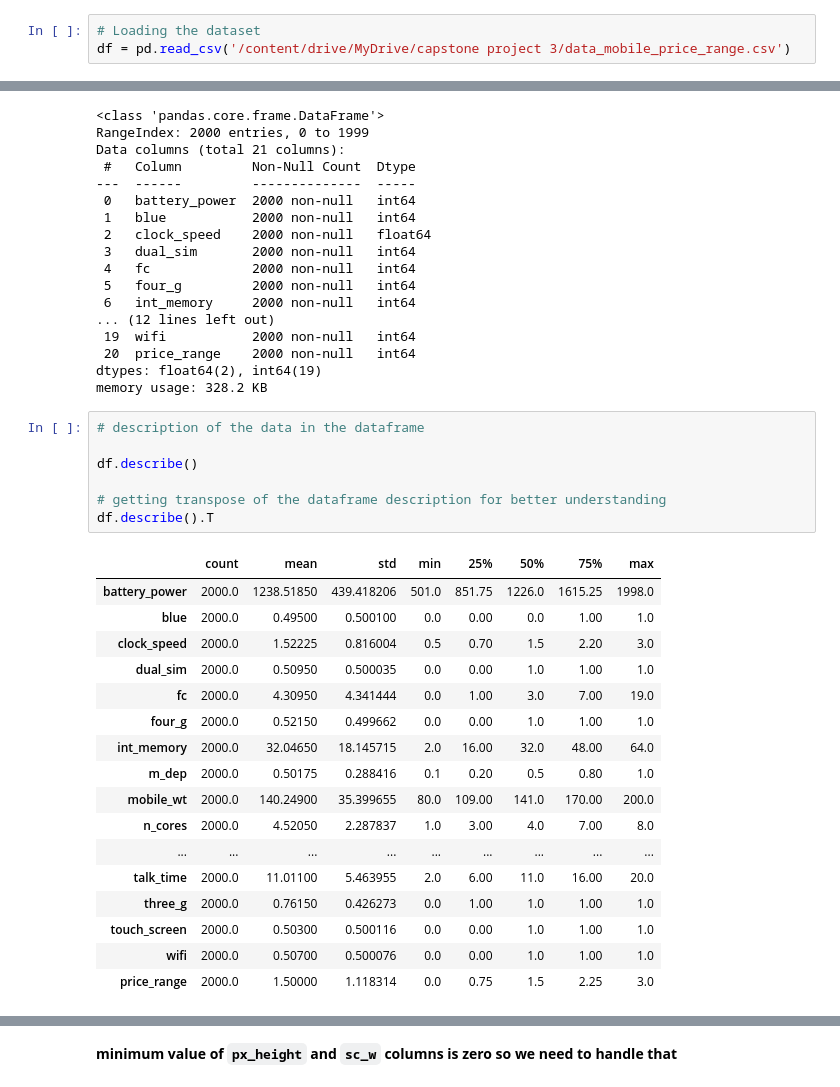
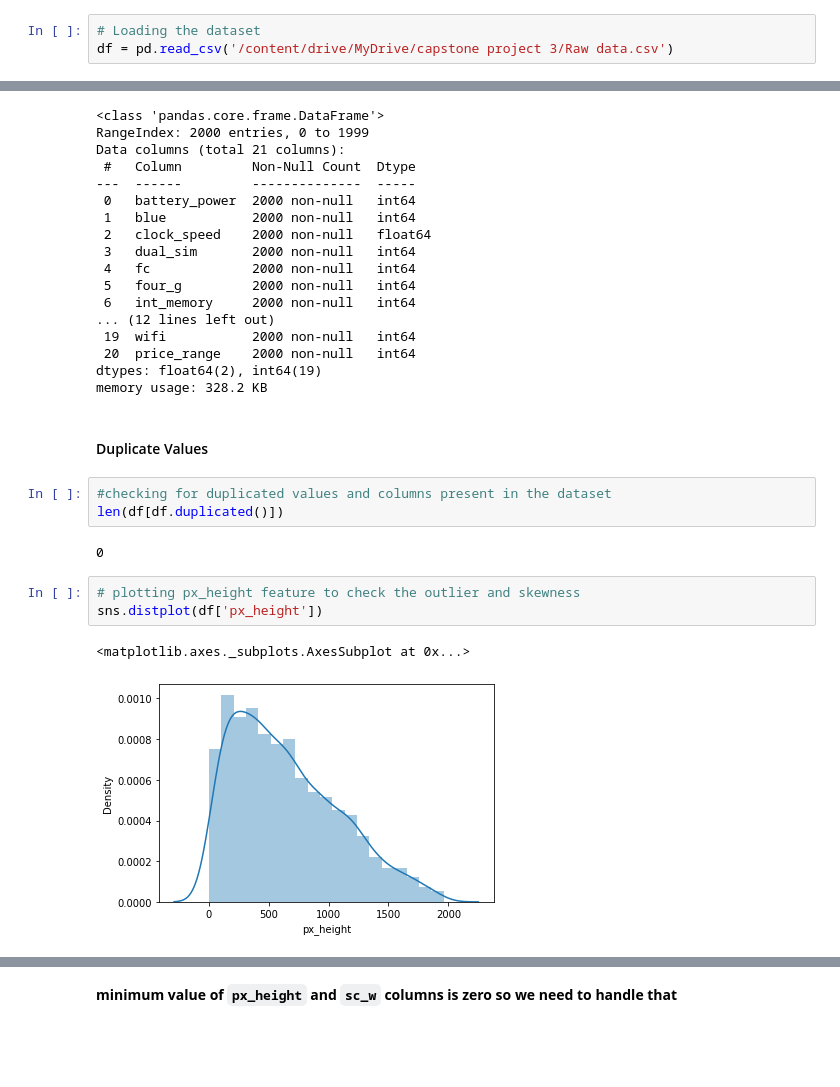
Before and after one commit to harshadsavle/mobile_price_range_prediction, a Jupyter notebook: data_mobile_price_range.ipynb, the cells around one changed output, grey strips where cells are left out. Drawn from its saved outputs; the diff is of its cells as text; blank space fills up the shorter version.

```diff
--- a/data_mobile_price_range.ipynb
+++ b/data_mobile_price_range.ipynb
@@ -68,3 +191,3 @@ Mounted at /content/drive
 # %%
 # Loading the dataset
-df = pd.read_csv('/content/drive/MyDrive/capstone project 3/data_mobile_price_range.csv')
+df = pd.read_csv('/content/drive/MyDrive/capstone project 3/Raw data.csv')
@@ -117,28 +247,16 @@ Data columns (total 21 columns):
  20  price_range    2000 non-null   int64
 dtypes: float64(2), int64(19)
 memory usage: 328.2 KB
-# %%
-# description of the data in the dataframe
-
-df.describe()
-
-# getting transpose of the dataframe description for better understanding
-df.describe().T
-# %% [output]
-|  | count | mean | std | min | 25% | 50% | 75% | max |
-| battery_power | 2000.0 | 1238.51850 | 439.418206 | 501.0 | 851.75 | 1226.0 | 1615.25 | 1998.0 |
-| blue | 2000.0 | 0.49500 | 0.500100 | 0.0 | 0.00 | 0.0 | 1.00 | 1.0 |
-| clock_speed | 2000.0 | 1.52225 | 0.816004 | 0.5 | 0.70 | 1.5 | 2.20 | 3.0 |
-| dual_sim | 2000.0 | 0.50950 | 0.500035 | 0.0 | 0.00 | 1.0 | 1.00 | 1.0 |
-| fc | 2000.0 | 4.30950 | 4.341444 | 0.0 | 1.00 | 3.0 | 7.00 | 19.0 |
-| four_g | 2000.0 | 0.52150 | 0.499662 | 0.0 | 0.00 | 1.0 | 1.00 | 1.0 |
-| int_memory | 2000.0 | 32.04650 | 18.145715 | 2.0 | 16.00 | 32.0 | 48.00 | 64.0 |
-| m_dep | 2000.0 | 0.50175 | 0.288416 | 0.1 | 0.20 | 0.5 | 0.80 | 1.0 |
-| mobile_wt | 2000.0 | 140.24900 | 35.399655 | 80.0 | 109.00 | 141.0 | 170.00 | 200.0 |
-| n_cores | 2000.0 | 4.52050 | 2.287837 | 1.0 | 3.00 | 4.0 | 7.00 | 8.0 |
-| ... | ... | ... | ... | ... | ... | ... | ... | ... |
-| talk_time | 2000.0 | 11.01100 | 5.463955 | 2.0 | 6.00 | 11.0 | 16.00 | 20.0 |
-| three_g | 2000.0 | 0.76150 | 0.426273 | 0.0 | 1.00 | 1.0 | 1.00 | 1.0 |
-| touch_screen | 2000.0 | 0.50300 | 0.500116 | 0.0 | 0.00 | 1.0 | 1.00 | 1.0 |
-| wifi | 2000.0 | 0.50700 | 0.500076 | 0.0 | 0.00 | 1.0 | 1.00 | 1.0 |
-| price_range | 2000.0 | 1.50000 | 1.118314 | 0.0 | 0.75 | 1.5 | 2.25 | 3.0 |
+# %% [markdown]
+#### Duplicate Values
+# %%
+#checking for duplicated values and columns present in the dataset
+len(df[df.duplicated()])
+# %% [output]
+0
+# %%
+# plotting px_height feature to check the outlier and skewness
+sns.distplot(df['px_height'])
+# %% [output]
+<matplotlib.axes._subplots.AxesSubplot at 0x...>
+[figure, added]
```
Also changed, not shown: parts of 34 cells of this notebook.
